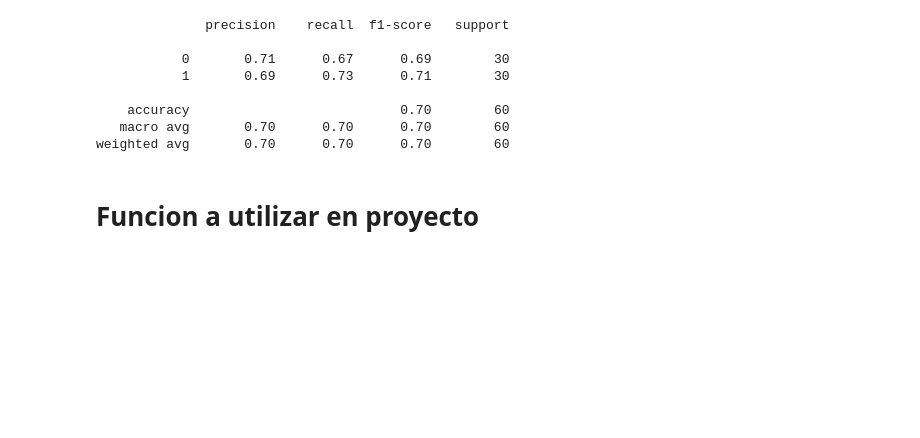
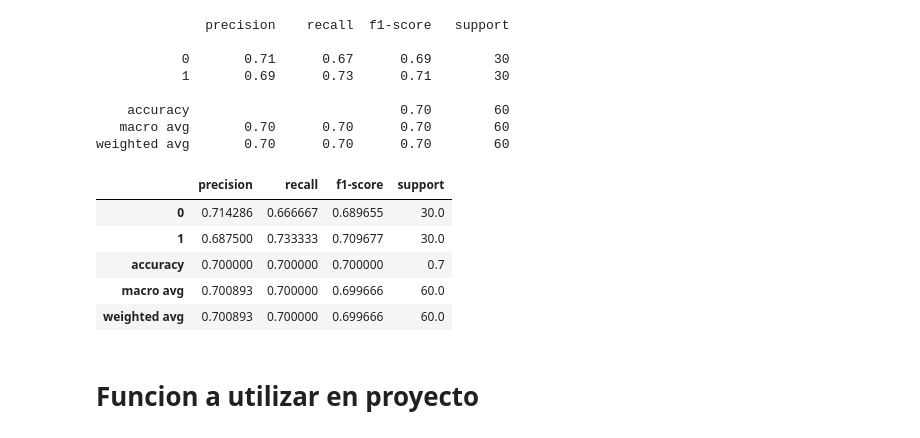
Before and after one commit to raulangelj/analisis_sentimientos_depresion, a Jupyter notebook: sentimientos.ipynb, the cells around one changed output. Cells and saved outputs as stored; diff of their text form; code cells hidden in the pictures; blank space fills up the shorter version.

```diff
--- a/sentimientos.ipynb
+++ b/sentimientos.ipynb
@@ -391,25 +399,0 @@ sns.heatmap(cf_matrix, annot=labels, fmt='', cmap='Blues', cbar=False)
-# %%
-import itertools
-import seaborn as sns
-import matplotlib.pyplot as plt
-# crear la matriz de confusion usando el modelo de sentiment analysis
-from sklearn.metrics import confusion_matrix
-y_true = df['Label']
-y_pred = []
-for i in df['Text']:
-   pred = sentiment_model(i)
-   new_label = 1 if pred[0]['label'] == 'positive' else 0
-   y_pred.append(new_label)
-cf_matrix = confusion_matrix(y_true, y_pred)
-# Define las etiquetas
-labels = ['True Negative', 'False Positive', 'False Negative', 'True Positive']
-
-total = np.sum(cf_matrix)
-
-# Crea un mapa de calor para visualizar la matriz de confusión
-plt.figure(figsize=(8, 6))
-sns.heatmap(cf_matrix, annot=False, fmt='', cmap='Blues', linewidths=.5, xticklabels=False, yticklabels=False)
-for i, j in itertools.product(range(2), range(2)):
-   plt.text(j + 0.5, i + 0.5, str(cf_matrix[i, j]) + '\n' + str(int(cf_matrix[i,j] * 100 / total)) + '%' + '\n' + labels[i * 2 + j], ha='center', va='center', fontsize=12)
-plt.title('Matriz de Confusión')
-plt.show()
@@ -452,6 +434,19 @@ print(classification_report(y_true, y_pred))
     accuracy                           0.70        60
    macro avg       0.70      0.70      0.70        60
 weighted avg       0.70      0.70      0.70        60
+# %%
+# muestra el classification report del modelo de sentiment analysis
+from sklearn.metrics import classification_report
+report = classification_report(y_true, y_pred, output_dict=True)
+df_report = pd.DataFrame(report).transpose()
+df_report
+# %% [output]
+|  | precision | recall | f1-score | support |
+| 0 | 0.714286 | 0.666667 | 0.689655 | 30.0 |
+| 1 | 0.687500 | 0.733333 | 0.709677 | 30.0 |
+| accuracy | 0.700000 | 0.700000 | 0.700000 | 0.7 |
+| macro avg | 0.700893 | 0.700000 | 0.699666 | 60.0 |
+| weighted avg | 0.700893 | 0.700000 | 0.699666 | 60.0 |
 # %% [markdown]
 # Funcion a utilizar en proyecto
 # %%
```
Also changed, not shown: parts of 5 cells of this notebook, 2 other files.
